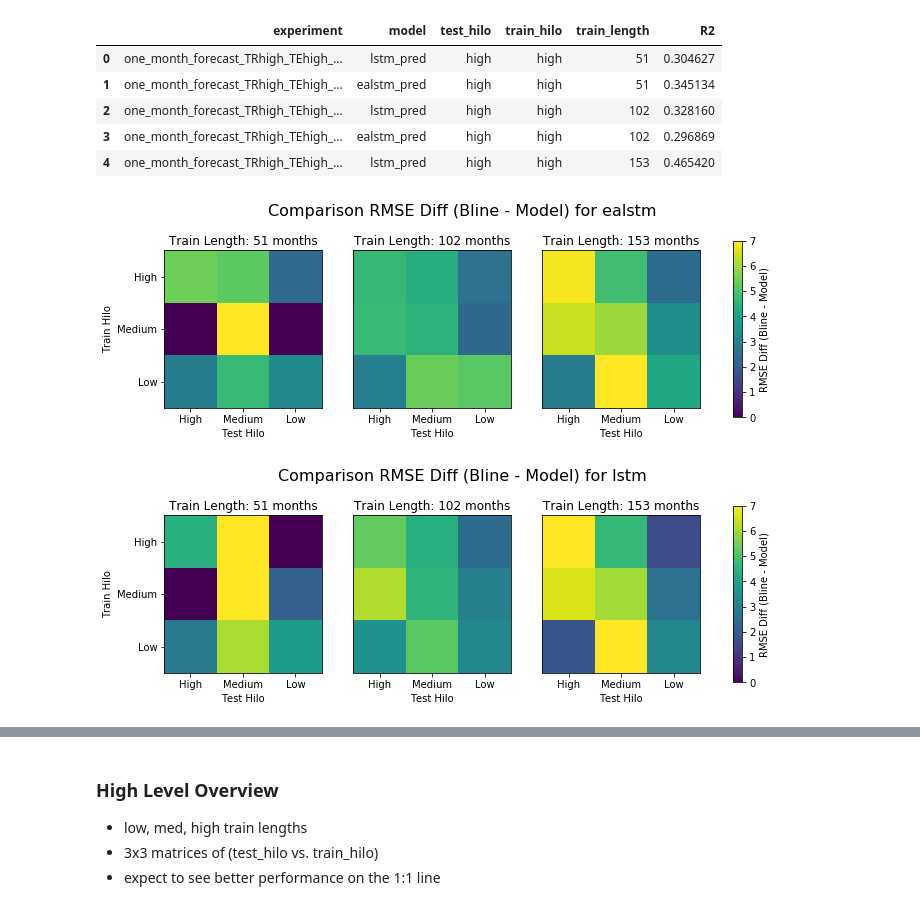
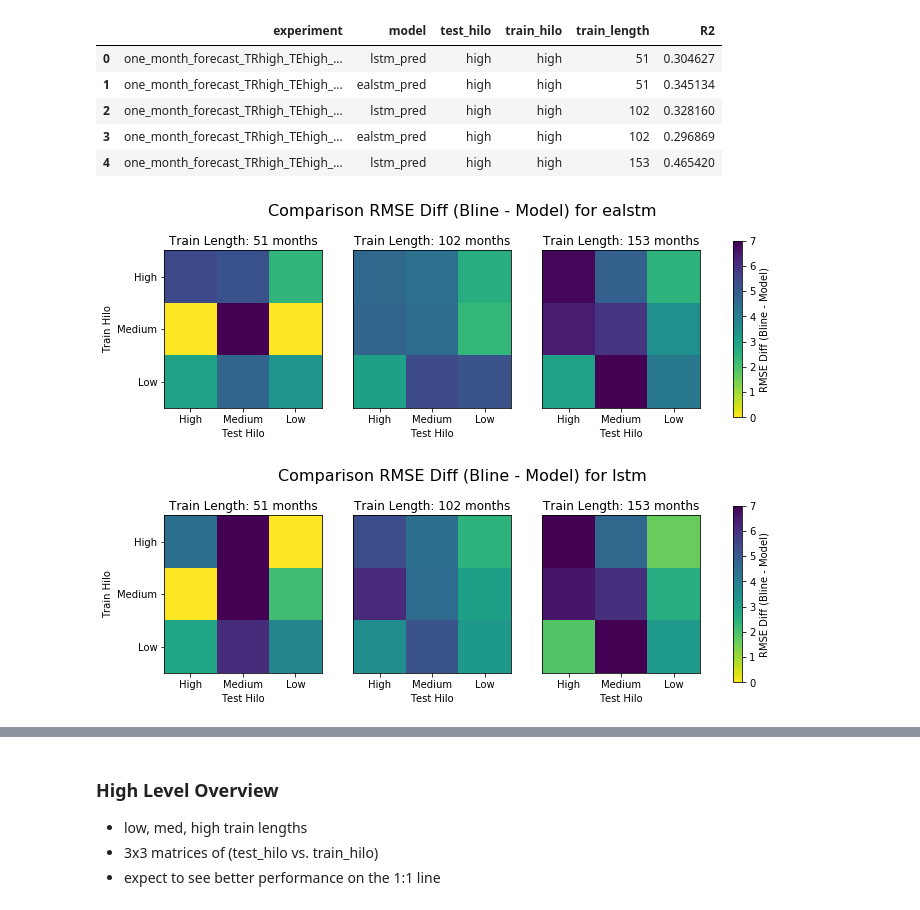
Before and after one commit to ECMWFCode4Earth/ml_drought, a Jupyter notebook: notebooks/dl_notebooks/04_tl_analyse_experiment.ipynb, the cells around one changed output, grey strips where cells are left out. Saved outputs shown, nothing was run; the diff lists cells and outputs as text; code cells hidden in the pictures.

Commit message:
update experiment

```diff
--- a/notebooks/dl_notebooks/04_tl_analyse_experiment.ipynb
+++ b/notebooks/dl_notebooks/04_tl_analyse_experiment.ipynb
@@ -175,20 +211,20 @@ one_month_forecast_TRhigh_TEhigh_LEN51
 # %%
 from src.utils import get_ds_mask
 
-X_train, _ = read_train_data(data_dir, experiment=true_data_experiments[0])
+X_train, _ = read_train_data(data_dir, experiment=true_data_paths[0])
 mask = get_ds_mask(X_train.VCI)
 # %%
 import pickle
 
 # ONLY RUN IF DATA NOT SAVED!
-if False:# (data_dir / 'tommy/obs_dict.pkl').exists() and (data_dir / 'tommy/model_dict.pkl').exists():
+if (data_dir / 'tommy/obs_dict.pkl').exists() and (data_dir / 'tommy/model_dict.pkl').exists():
     obs_dict = pickle.load(open(data_dir / 'tommy/obs_dict.pkl', 'rb'))
     model_dict = pickle.load(open(data_dir / 'tommy/model_dict.pkl', 'rb'))
 else:
     obs_dict = {}
     model_dict = {}
 
-    for TRUE_EXPERIMENT, EXPERIMENT in zip(true_data_experiments, experiments):
+    for TRUE_EXPERIMENT, EXPERIMENT in zip(true_data_paths, experiment_paths):
         expt_name = '_'.join(EXPERIMENT.split('_')[3:])
         obs_dict[expt_name] = {}
         model_dict[expt_name] = {}
@@ -224,0 +264,9 @@ Saving to data/tommy
+# %%
+# remove the timestamp from experiment name
+if ':' in [k for k in model_dict.keys()][0]:
+    model_dict = {'_'.join(k.split(':')[-1].split('_')[1:]): v for k, v in model_dict.items()}
+
+if ':' in [k for k in obs_dict.keys()][0]:
+    obs_dict = {'_'.join(k.split(':')[-1].split('_')[1:]): v for k, v in obs_dict.items()}
+
+model_dict.keys()
@@ -675,7 +719,7 @@ plot_experiment_matrices(mean_r2_df, model='bline', value='$R^2$', **kwargs)
 diff_rmse_dict = {}
 diff_r2_dict = {}
 
-for experiment in experiments:
+for experiment in [k for k in rmse_dict.keys()]:
     diff_rmse_dict[experiment] = {}
     diff_r2_dict[experiment] = {}
 
@@ -726,12 +770,12 @@ display(mean_r2_diff_df.head())
 | 4 | one_month_forecast_TRhigh_TEhigh_... | lstm_pred | high | high | 153 | 0.465420 |
 # %%
 model = 'ealstm'
-kwargs = dict(vmin=0, vmax=7)
+kwargs = dict(vmin=0, vmax=7, cmap='viridis_r')
 plot_experiment_matrices(mean_rmse_diff_df, model, value='RMSE Diff (Bline - Model)', **kwargs)
 
 model = 'lstm'
 plot_experiment_matrices(mean_rmse_diff_df, model, value='RMSE Diff (Bline - Model)', **kwargs)
 # %% [output]
-[figure, old version]
+[figure, new version]
-[figure, old version]
+[figure, new version]
 # %%
```
Also changed, not shown: parts of 56 cells of this notebook, 1 other file.
